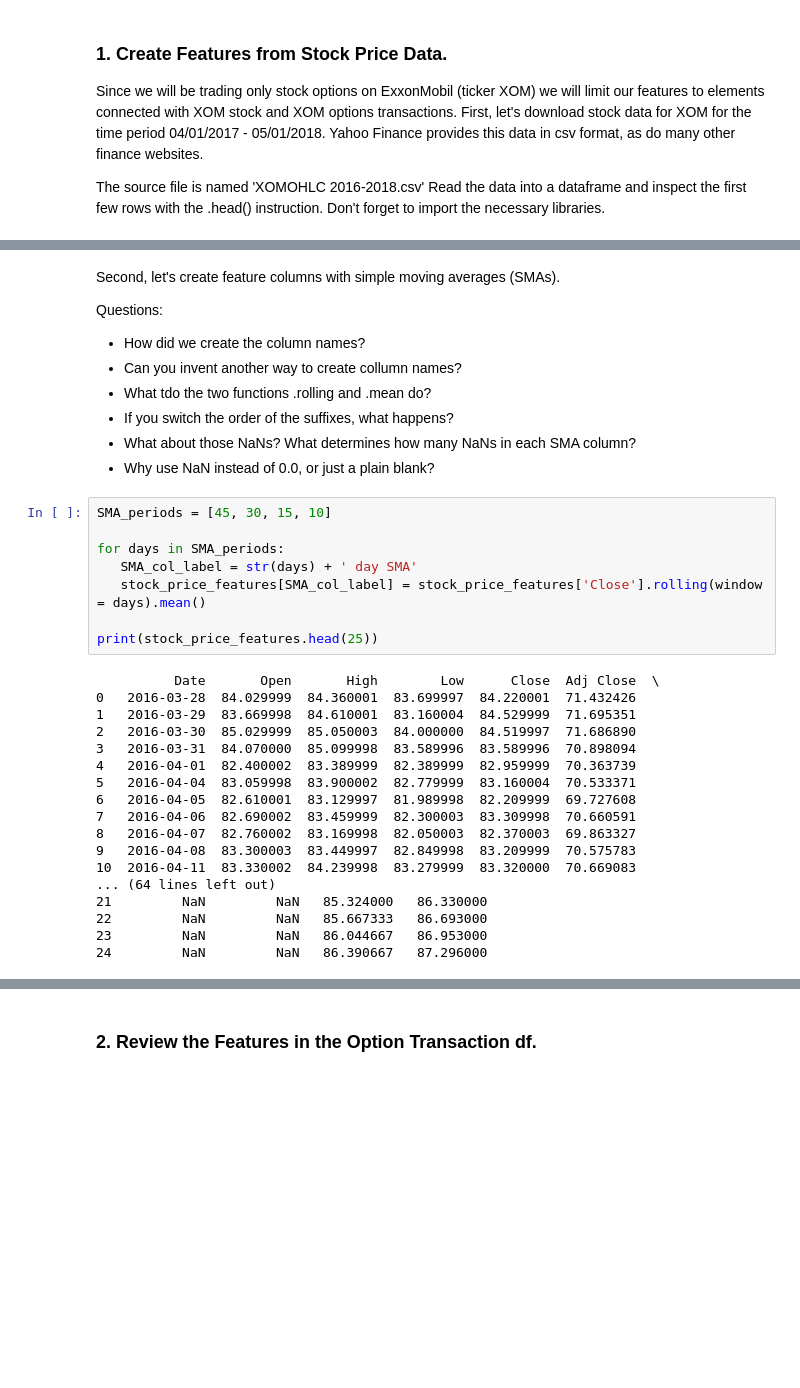
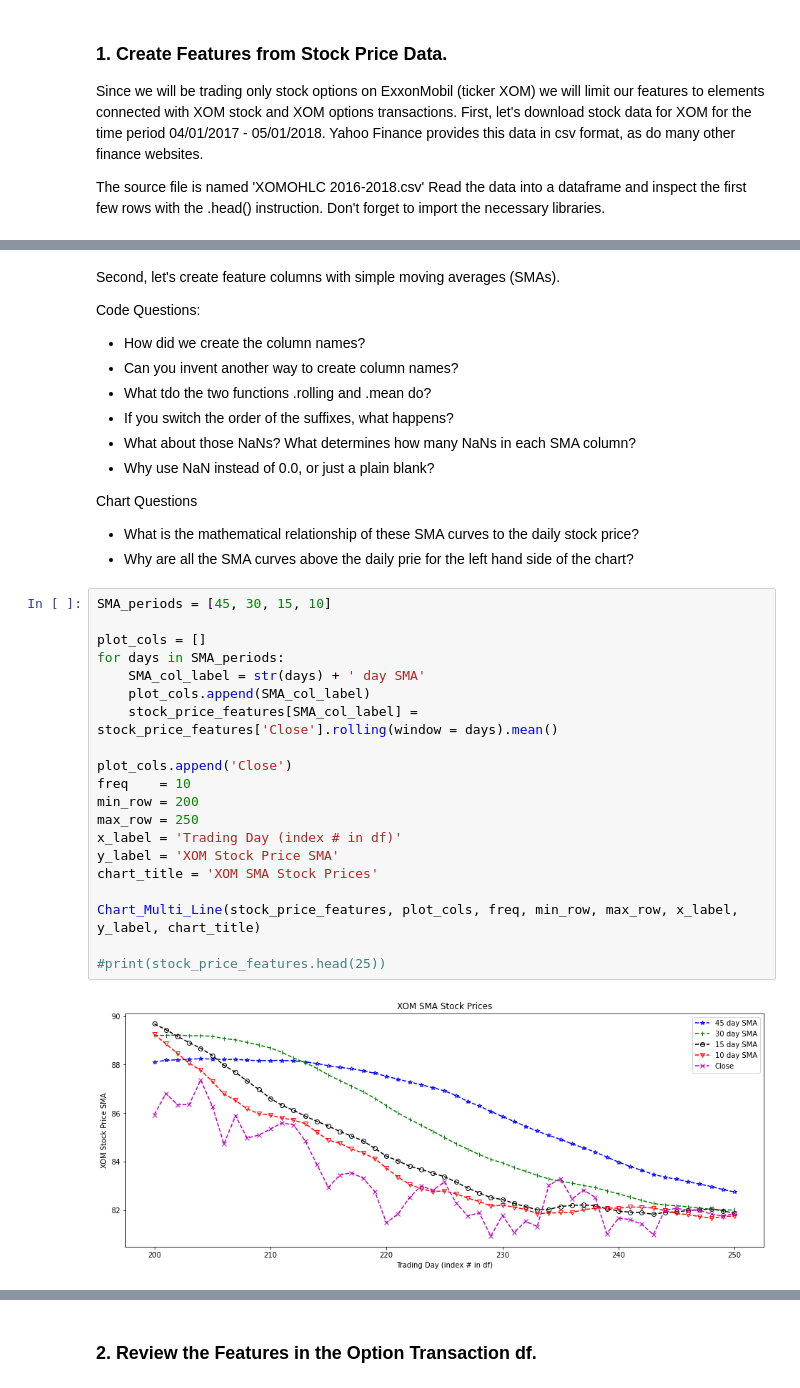
Before and after one commit to CajunCal/OptionTradingNotebooksXOM, a Jupyter notebook: OptionTradingFeatures.ipynb, the cells around one changed output, grey strips where cells are left out. Drawn from its saved outputs; the diff is of its cells as text; blank space fills up the shorter version.

```diff
--- a/OptionTradingFeatures.ipynb
+++ b/OptionTradingFeatures.ipynb
@@ -153,39 +159,39 @@ print(stock_price_features.head(5))
 # %% [markdown]
 Second, let's create feature columns with simple moving averages (SMAs).
 
-Questions:
+Code Questions:
  - How did we create the column names?
- - Can you invent another way to create collumn names?
+ - Can you invent another way to create column names?
  - What tdo the two functions .rolling and .mean do?
  - If you switch the order of the suffixes, what happens?
  - What about those NaNs? What determines how many NaNs in each SMA column?
  - Why use NaN instead of 0.0, or just a plain blank?
+
+ Chart Questions
+ - What is the mathematical relationship of these SMA curves to the daily stock price?
+ - Why are all the SMA curves above the daily prie for the left hand side of the chart?
 # %%
 SMA_periods = [45, 30, 15, 10]
 
+plot_cols = []
 for days in SMA_periods:
-   SMA_col_label = str(days) + ' day SMA'
-   stock_price_features[SMA_col_label] = stock_price_features['Close'].rolling(window = days).mean()
+    SMA_col_label = str(days) + ' day SMA'
+    plot_cols.append(SMA_col_label)
+    stock_price_features[SMA_col_label] = stock_price_features['Close'].rolling(window = days).mean()
 
-print(stock_price_features.head(25))
+plot_cols.append('Close')
+freq    = 10
+min_row = 200
+max_row = 250
+x_label = 'Trading Day (index # in df)'
+y_label = 'XOM Stock Price SMA'
+chart_title = 'XOM SMA Stock Prices'
+
+Chart_Multi_Line(stock_price_features, plot_cols, freq, min_row, max_row, x_label, y_label, chart_title)
+
+#print(stock_price_features.head(25))
 # %% [output]
-          Date       Open       High        Low      Close  Adj Close  \
-0   2016-03-28  84.029999  84.360001  83.699997  84.220001  71.432426
-1   2016-03-29  83.669998  84.610001  83.160004  84.529999  71.695351
-2   2016-03-30  85.029999  85.050003  84.000000  84.519997  71.686890
-3   2016-03-31  84.070000  85.099998  83.589996  83.589996  70.898094
-4   2016-04-01  82.400002  83.389999  82.389999  82.959999  70.363739
-5   2016-04-04  83.059998  83.900002  82.779999  83.160004  70.533371
-6   2016-04-05  82.610001  83.129997  81.989998  82.209999  69.727608
-7   2016-04-06  82.690002  83.459999  82.300003  83.309998  70.660591
-8   2016-04-07  82.760002  83.169998  82.050003  82.370003  69.863327
-9   2016-04-08  83.300003  83.449997  82.849998  83.209999  70.575783
-10  2016-04-11  83.330002  84.239998  83.279999  83.320000  70.669083
-... (64 lines left out)
-21         NaN         NaN   85.324000   86.330000
-22         NaN         NaN   85.667333   86.693000
-23         NaN         NaN   86.044667   86.953000
-24         NaN         NaN   86.390667   87.296000
+[figure, added]
 # %% [markdown]
 Third, let's create the columns for stock price velocity. What exactly is stock price velocity, anyway? For this exercise we define price velocity as the rate of change in stock price.
 
```
Also changed, not shown: parts of 14 cells of this notebook.
